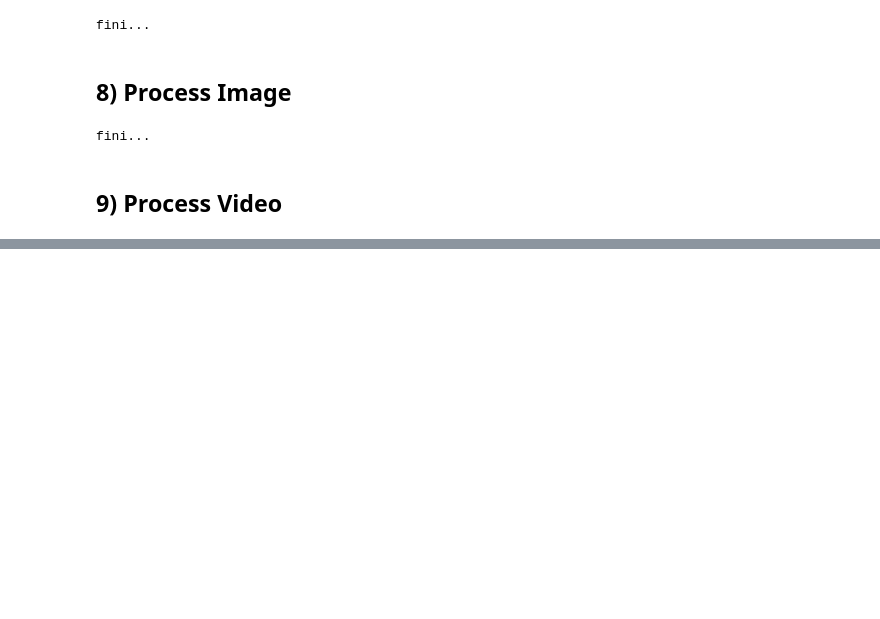
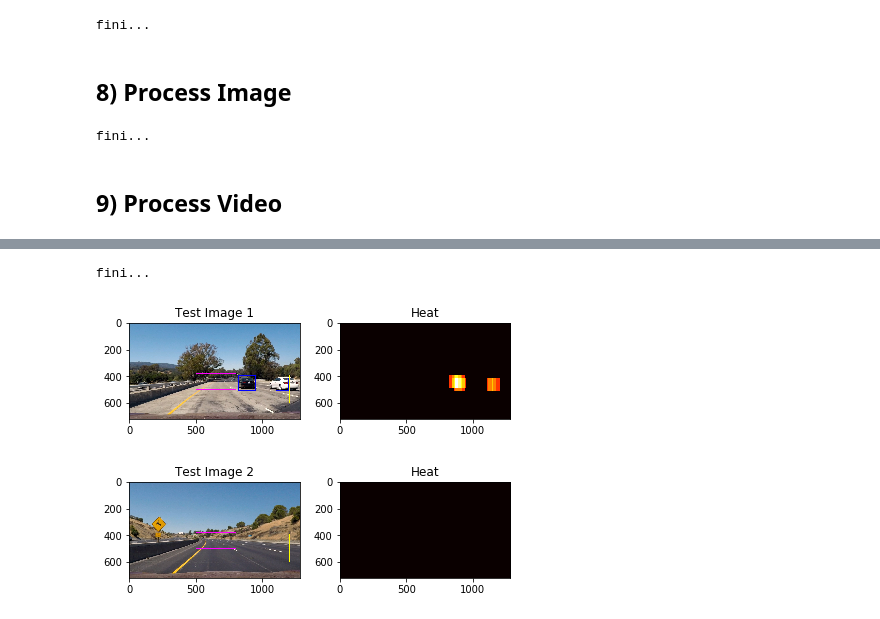
Before and after one commit to lapygithub/CarND-Vehicle-Detection, a Jupyter notebook: P5_Vehicle_Detection.ipynb, the cells around one changed output, grey strips where cells are left out. Saved outputs shown, nothing was run; the diff lists cells and outputs as text; code cells hidden in the pictures; blank space fills up the shorter version.

```diff
--- a/P5_Vehicle_Detection.ipynb
+++ b/P5_Vehicle_Detection.ipynb
@@ -997,56 +1006,88 @@ Wall time: 44min 54s
 # %%
+# Loop through the test files and process like the video
+#
 
-
-# Plot the examples
-fig = plt.figure()
 output_sample = 0
 
 for input_image in glob.glob('test_images/test*.jpg'):
-    draw_image = np.copy(input_image)
-    pi_input_image = norm_rgb_image(draw_image)
+#if True:
+#    input_image = './test_images/test6.jpg'
+    pi_input_image = get_rgb_image(input_image, norm=False)
+    draw_image = np.copy(pi_input_image)
+    pi_input_image = norm_rgb_image(pi_input_image)
 
-    heat = np.zeros_like(draw_image[:,:,0]).astype(np.float)
+    deque_heat = False
+    if deque_heat: heat = np.zeros_like(pi_input_image[:,:,0]).astype(np.uint)
+    else: heat = np.zeros_like(pi_input_image[:,:,0]).astype(np.float)
 
-    y_start_stop = [[380, 550],[380, 600],[380, 656]] # Min and max in y to search in slide_window()
+    x_start_stop = [[500, 800], [500, 1200], [690, pi_input_image.shape[1]]]
+    y_start_stop = [[380, 500], [390, 600], [380, 650]] # Min and max in y to search in slide_window()
 
-    windows = slide_window(pi_input_image, x_start_stop=[690, None], y_start_stop=y_start_stop[0],
+    windows = slide_window(pi_input_image, x_start_stop=x_start_stop[0], y_start_stop=y_start_stop[0],
                         xy_window=(80, 80), xy_overlap=(0.75, 0.75))
-    windows += slide_window(pi_input_image, x_start_stop=[690, None], y_start_stop=y_start_stop[1],
+    windows += slide_window(pi_input_image, x_start_stop=x_start_stop[1], y_start_stop=y_start_stop[1],
                         xy_window=(96, 96), xy_overlap=(0.75, 0.75))
-    windows += slide_window(pi_input_image, x_start_stop=[690, None], y_start_stop=y_start_stop[2],
+    windows += slide_window(pi_input_image, x_start_stop=x_start_stop[2], y_start_stop=y_start_stop[2],
                         xy_window=(128, 128), xy_overlap=(0.75, 0.75))
 
     hot_windows = search_windows(pi_input_image, windows, svc, X_scaler, color_space=pcolorspace,
                             spatial_size=pspatial_size, hist_bins=phist_bins,
                             orient=porient, pix_per_cell=ppix_per_cell,
                             cell_per_block=pcell_per_block,
                             hog_channel=phog_channel, spatial_feat=pspatial_feat,
                             hist_feat=phist_feat, hog_feat=phog_feat)
 
     #window_img = draw_boxes(draw_image, hot_windows, color=(0, 0, 255), thick=6)
 
     # Add heat to each box in box list
     heat = add_heat(heat, hot_windows)
+    if deque_heat: heat = apply_threshold_clip(heat, pthreshold, pclip)
 
-    # Apply threshold to help remove false positives
-    heat = apply_threshold(heat,5)
+    ## Utilize deque
+    if deque_heat:
+        heatmaps.append(heat)
+        heatmap_sum = total_heat(heatmaps)
+        # Apply threshold to help remove false positives
+        #print("b:",np.amin(heatmap_sum),np.amax(heatmap_sum))
+        pi_heatmap = apply_threshold(heatmap_sum, 2)
+        # Visualize the heatmap when displaying
+        pi_heatmap = np.clip(pi_heatmap, 0, 255)
+        # Find final boxes from heatmap using label function
+        labels = label(pi_heatmap)
+        #print("a:",np.amin(heatmap_sum),np.amax(heatmap_sum))
+        #print("-")
+    else:
+        heat = apply_threshold(heat, 3)
+        # Find final boxes from heatmap using label function
+        labels = label(heat)
 
-    # Find final boxes from heatmap using label function
-    labels = label(heat)
     draw_img = draw_labeled_bboxes(draw_image, labels)
 
     if (output_sample < 6):
+        # Plot the examples
+        fig = plt.figure()
+
+        cv2.rectangle(draw_img, (x_start_stop[0][0],y_start_stop[0][0]), (x_start_stop[0][1],y_start_stop[0][1]), (255,0,255), 4)
+        cv2.rectangle(draw_img, (x_start_stop[1][0],y_start_stop[1][0]), (x_start_stop[1][1],y_start_stop[1][1]), (255,255,0), 3)
+        cv2.rectangle(draw_img, (x_start_stop[2][0],y_start_stop[2][0]), (x_start_stop[2][1],y_start_stop[2][1]), (0,255,255), 2)
+
+        #plt.subplot(620+(output_sample*2+1))
+        plt.subplot(121)
+        plt.imshow(draw_img)
+        plt.title('Test Image '+str(output_sample+1))
+
+        #plt.subplot(621+(output_sample*2+1))
+        plt.subplot(122)
+        plt.imshow(heat,cmap='hot')
+        plt.title('Heat')
         output_sample += 1
 
-        plt.subplot(620+output_sample)
-        plt.imshow(draw_img)
-        plt.title('Draw Image '+str(output_sample))
-
-        plt.subplot(621+output_sample)
-        plt.imshow(heat)
-        plt.title('Heat')
-
-plt.tight_layout() # Adjust subplots to not overlap
-plt.savefig('./examples/bboxes_and_heat_mrl'+str(output_sample)+'.png')
+        #plt.imshow(draw_img)
+        plt.tight_layout() # Adjust subplots to not overlap
+        #plt.savefig('./examples/bboxes_and_heat_mrl'+str(output_sample)+'.png')
 
 print("fini...")
+# %% [output]
+fini...
+[figure, added]
+[figure, added]
```
Also changed, not shown: parts of 7 cells of this notebook, 7 other files.
